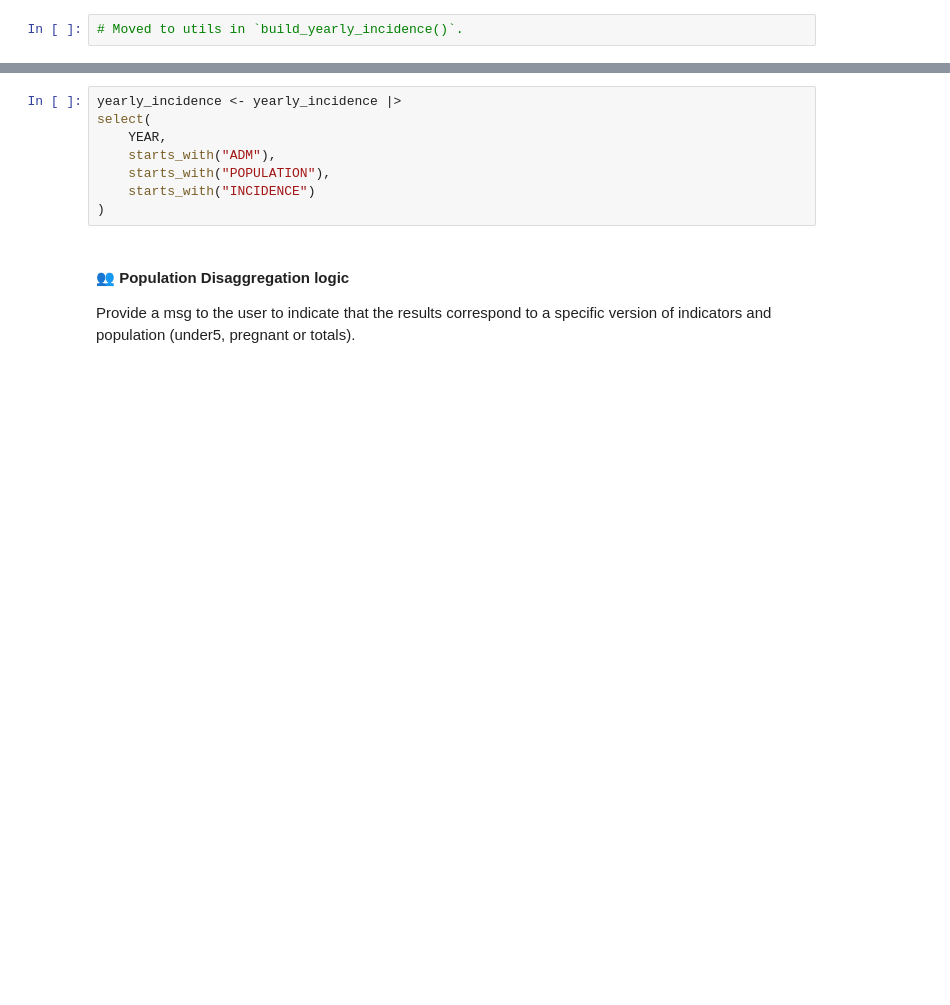
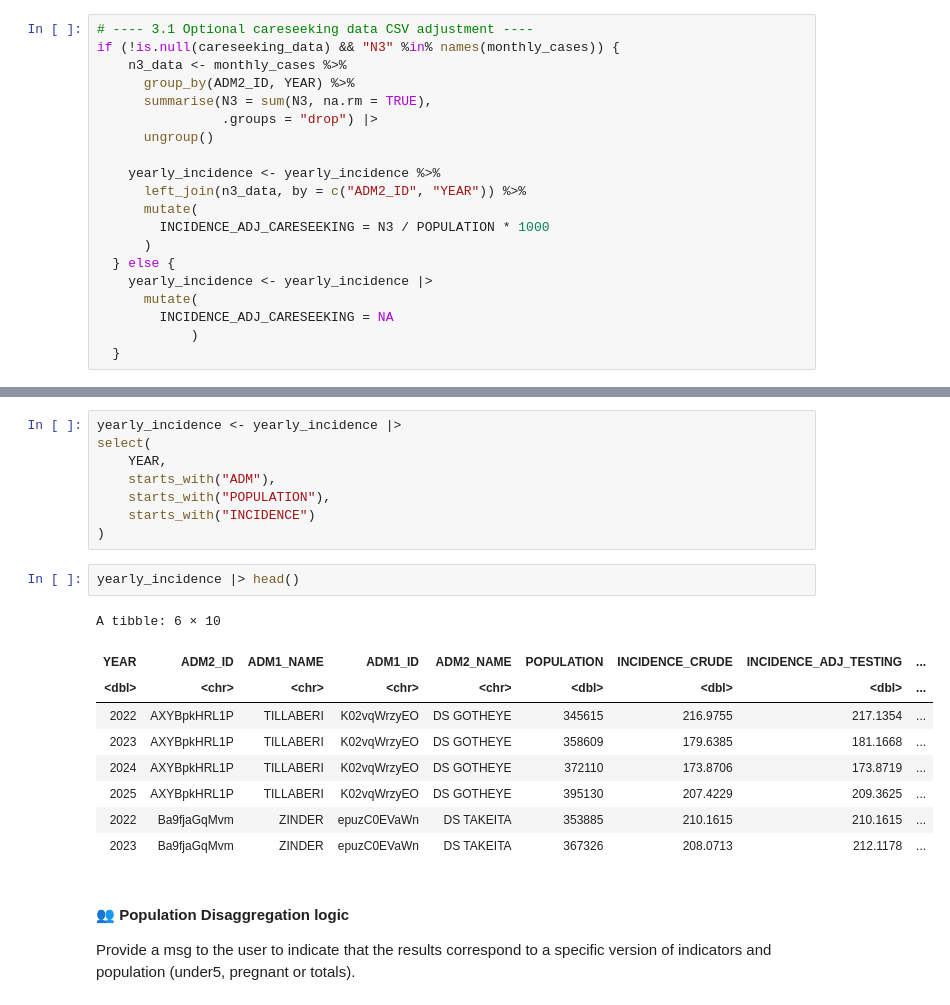
Before and after one commit to BLSQ/snt_development, a Jupyter notebook: pipelines/snt_dhis2_incidence/code/snt_dhis2_incidence.ipynb, the cells around one changed output, grey strips where cells are left out. Cells and saved outputs as stored; diff of their text form; blank space fills up the shorter version.

```diff
--- a/pipelines/snt_dhis2_incidence/code/snt_dhis2_incidence.ipynb
+++ b/pipelines/snt_dhis2_incidence/code/snt_dhis2_incidence.ipynb
@@ -289,2 +537,20 @@ yearly_incidence <- build_yearly_incidence(
 # %%
-# Moved to utils in `build_yearly_incidence()`.
+# ---- 3.1 Optional careseeking data CSV adjustment ----
+if (!is.null(careseeking_data) && "N3" %in% names(monthly_cases)) {
+    n3_data <- monthly_cases %>%
+      group_by(ADM2_ID, YEAR) %>%
+      summarise(N3 = sum(N3, na.rm = TRUE),
+                .groups = "drop") |>
+      ungroup()
+
+    yearly_incidence <- yearly_incidence %>%
+      left_join(n3_data, by = c("ADM2_ID", "YEAR")) %>%
+      mutate(
+        INCIDENCE_ADJ_CARESEEKING = N3 / POPULATION * 1000
+      )
+  } else {
+    yearly_incidence <- yearly_incidence |>
+      mutate(
+        INCIDENCE_ADJ_CARESEEKING = NA
+            )
+  }
@@ -318,6 +593,18 @@ select(
     starts_with("POPULATION"),
     starts_with("INCIDENCE")
 )
+# %%
+yearly_incidence |> head()
+# %% [output]
+A tibble: 6 × 10
+| YEAR | ADM2_ID | ADM1_NAME | ADM1_ID | ADM2_NAME | POPULATION | INCIDENCE_CRUDE | INCIDENCE_ADJ_TESTING | ... |
+| <dbl> | <chr> | <chr> | <chr> | <chr> | <dbl> | <dbl> | <dbl> | ... |
+| 2022 | AXYBpkHRL1P | TILLABERI | K02vqWrzyEO | DS GOTHEYE | 345615 | 216.9755 | 217.1354 | ... |
+| 2023 | AXYBpkHRL1P | TILLABERI | K02vqWrzyEO | DS GOTHEYE | 358609 | 179.6385 | 181.1668 | ... |
+| 2024 | AXYBpkHRL1P | TILLABERI | K02vqWrzyEO | DS GOTHEYE | 372110 | 173.8706 | 173.8719 | ... |
+| 2025 | AXYBpkHRL1P | TILLABERI | K02vqWrzyEO | DS GOTHEYE | 395130 | 207.4229 | 209.3625 | ... |
+| 2022 | Ba9fjaGqMvm | ZINDER | epuzC0EVaWn | DS TAKEITA | 353885 | 210.1615 | 210.1615 | ... |
+| 2023 | Ba9fjaGqMvm | ZINDER | epuzC0EVaWn | DS TAKEITA | 367326 | 208.0713 | 212.1178 | ... |
 # %% [markdown]
 #### 👥 Population Disaggregation logic
 
```
Also changed, not shown: parts of 56 cells of this notebook, 2 other files.
